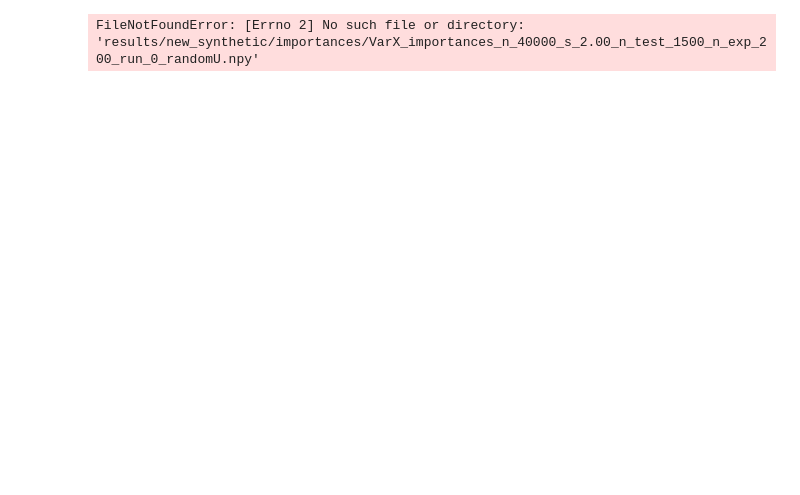
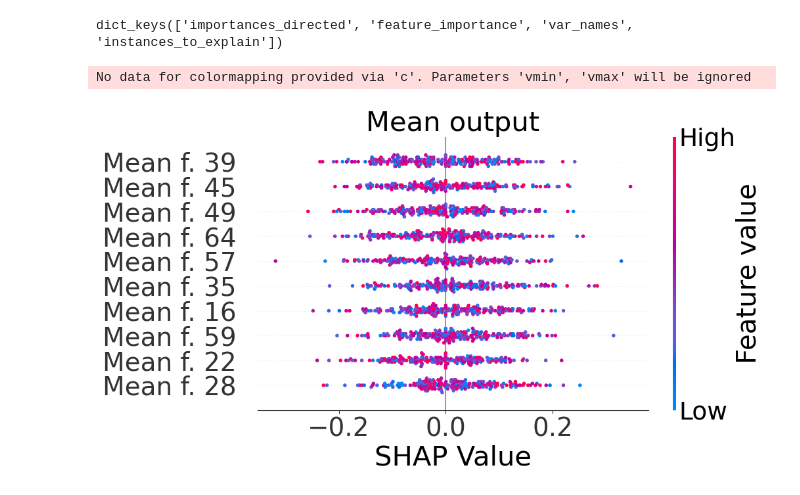
Before and after one commit to DILiS-lab/DroPAU, a Jupyter notebook: global_synthetic_benchmark/shap_summaries.ipynb, the cells around one changed output. Cells and saved outputs as stored; diff of their text form; code cells hidden in the pictures; blank space fills up the shorter version.

```diff
--- a/global_synthetic_benchmark/shap_summaries.ipynb
+++ b/global_synthetic_benchmark/shap_summaries.ipynb
@@ -25,6 +87,17 @@ def load_importances(method: str, identifier: str, save_dir: str, uncertainty_in
+# %%
+
+
+def load_importances(method: str, identifier: str, save_dir: str, uncertainty_ind: str = None, i: int = 0):
+
+    uncertainty_ind = f"_{uncertainty_ind}"
+    importance = np.load(f"{save_dir}importances/{method}_importances_{identifier}_run_{i}_run_0{uncertainty_ind}.npy", allow_pickle=True).item()
+    print(importance.keys())
+    imp_directed_id = "importances_directed"
+    return {"importance_directed": importance[imp_directed_id],
+             "importance": importance["feature_importance"],
+             "var_names": importance["var_names"]}
 # %%
-shapley_values = load_importances(method="VarX", identifier=identifier, save_dir=save_dir, uncertainty_ind="randomU", i=0)["importance_directed"]
-figure_save_dir = ""
+shapley_values = load_importances(method="mean", identifier=identifier, save_dir=save_dir, uncertainty_ind="randomU", i=0)["importance_directed"]
 import shap
 from matplotlib import pyplot as plt
 
@@ -32,41 +105,40 @@ from matplotlib import pyplot as plt
 var_names =  [f"Mean f. {i}" for i in range(70)] + [
             f"Noise f. {i}" for i in range(5)
         ]
-data = np.load(f"{save_dir}data_{identifier}.npz")
+data = np.load(f"{save_dir}data_{identifier}_run_0_random_state_0.npz")
 x_test = data["x_test"]
-test_output = pd.read_csv(f"{save_dir}models/pnn_{identifier}/pnn_test_output.csv").to_dict("list")
+test_output = pd.read_csv(f"{save_dir}models/pnn_{identifier}_run_0/pnn_test_output.csv").to_dict("list")
 #shap.summary_plot(shapley_values, var_names, plot_type="bar")
 
 top = len(shapley_values)
 top_uncertainty_ind = np.argsort(test_output["sigma_test"])[-top:]
 top_uncertainty_instances = x_test[top_uncertainty_ind]
 
-
+add=10
 
 shap.summary_plot(shapley_values,top_uncertainty_instances, var_names, plot_type="dot", max_display=10, show=False, plot_size=[9,5])
 fig, ax = plt.gcf(), plt.gca()
 
 # Get colorbar
 cb_ax = fig.axes[1]
-add = 10
+
 # Modifying color bar parameters
 cb_ax.tick_params(labelsize=17+add)
 cb_ax.set_ylabel("Feature value", fontsize=19+add)
-# set the xlim
-plt.xlim(-1, 3)
 
 label_ax = fig.axes[0]
 label_ax.tick_params(labelsize=18+add)
 ax.set_xlabel("SHAP Value", fontsize=20+add)
 
 # Make x ticks beginning with "noise" bold
 for tick_label in ax.get_yticklabels():
     if tick_label.get_text().startswith("Noise"):
         tick_label.set_fontweight("bold")
 
-plt.title("Variance output", fontsize=20+add)
-
-#plt.savefig(f"{figure_save_dir}/shap_randomU.png", dpi=800, bbox_inches='tight')
-#plt.savefig(f"{figure_save_dir}/shap_randomU.pdf", format='pdf', bbox_inches='tight')
+plt.title("Mean output", fontsize=20+add)
+plt.savefig(f"{figure_save_dir}/shap_randomU_mean.png", dpi=800, bbox_inches='tight')
+plt.savefig(f"{figure_save_dir}/shap_randomU_mean.pdf", format='pdf', bbox_inches='tight')
 # %% [output]
-FileNotFoundError: [Errno 2] No such file or directory: 'results/new_synthetic/importances/VarX_importances_n_40000_s_2.00_n_test_1500_n_exp_200_run_0_randomU.npy'
+dict_keys(['importances_directed', 'feature_importance', 'var_names', 'instances_to_explain'])
+No data for colormapping provided via 'c'. Parameters 'vmin', 'vmax' will be ignored
+[figure, added]
```
Also changed, not shown: parts of 5 cells of this notebook, 20 other files.
